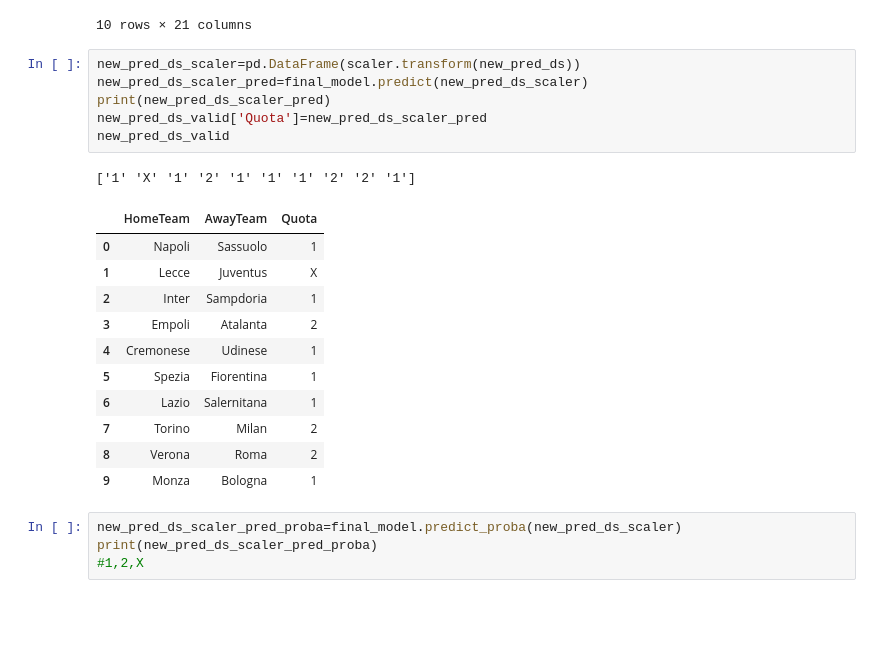
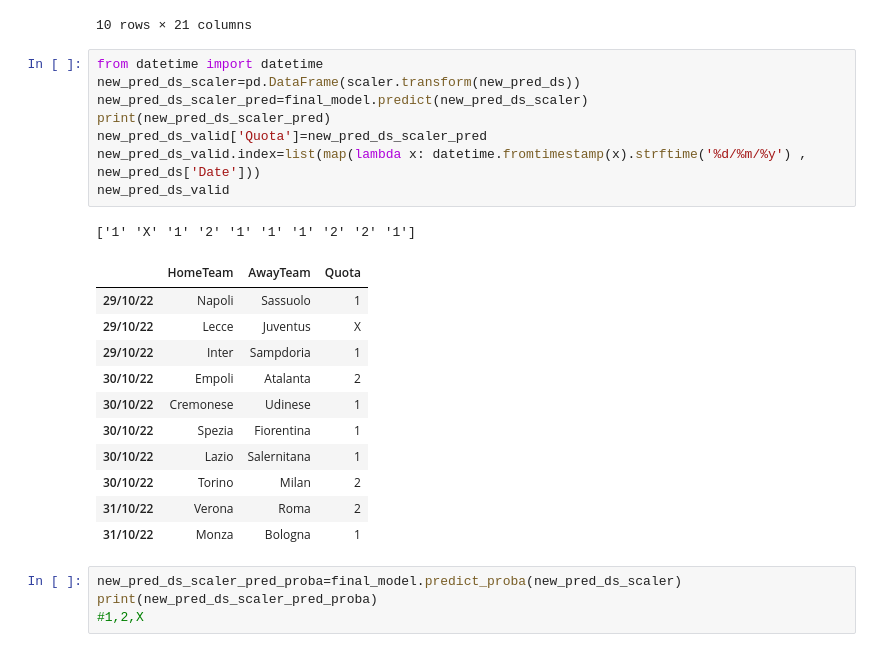
Before and after one commit to MattiaGatto/football-match-betting-predictions, a Jupyter notebook: prediction_result_of_football_match.ipynb, the cells around one changed output. Cells and saved outputs as stored; diff of their text form; blank space fills up the shorter version.

```diff
--- a/prediction_result_of_football_match.ipynb
+++ b/prediction_result_of_football_match.ipynb
@@ -1628,24 +1628,26 @@ new_pred_ds
 | 9 | 1.667174e+09 | 33 | 6 | 2.20 | 3.40 | 3.20 | 2.25 | 3.40 | 3.10 | 2.25 | ... | ... |
 10 rows × 21 columns
 # %%
+from datetime import datetime
 new_pred_ds_scaler=pd.DataFrame(scaler.transform(new_pred_ds))
 new_pred_ds_scaler_pred=final_model.predict(new_pred_ds_scaler)
 print(new_pred_ds_scaler_pred)
 new_pred_ds_valid['Quota']=new_pred_ds_scaler_pred
+new_pred_ds_valid.index=list(map(lambda x: datetime.fromtimestamp(x).strftime('%d/%m/%y') , new_pred_ds['Date']))
 new_pred_ds_valid
 # %% [output]
 ['1' 'X' '1' '2' '1' '1' '1' '2' '2' '1']
 |  | HomeTeam | AwayTeam | Quota |
-| 0 | Napoli | Sassuolo | 1 |
-| 1 | Lecce | Juventus | X |
-| 2 | Inter | Sampdoria | 1 |
-| 3 | Empoli | Atalanta | 2 |
-| 4 | Cremonese | Udinese | 1 |
-| 5 | Spezia | Fiorentina | 1 |
-| 6 | Lazio | Salernitana | 1 |
-| 7 | Torino | Milan | 2 |
-| 8 | Verona | Roma | 2 |
-| 9 | Monza | Bologna | 1 |
+| 29/10/22 | Napoli | Sassuolo | 1 |
+| 29/10/22 | Lecce | Juventus | X |
+| 29/10/22 | Inter | Sampdoria | 1 |
+| 30/10/22 | Empoli | Atalanta | 2 |
+| 30/10/22 | Cremonese | Udinese | 1 |
+| 30/10/22 | Spezia | Fiorentina | 1 |
+| 30/10/22 | Lazio | Salernitana | 1 |
+| 30/10/22 | Torino | Milan | 2 |
+| 31/10/22 | Verona | Roma | 2 |
+| 31/10/22 | Monza | Bologna | 1 |
 # %%
 new_pred_ds_scaler_pred_proba=final_model.predict_proba(new_pred_ds_scaler)
 print(new_pred_ds_scaler_pred_proba)
```
Also changed, not shown: parts of 4 cells of this notebook.
